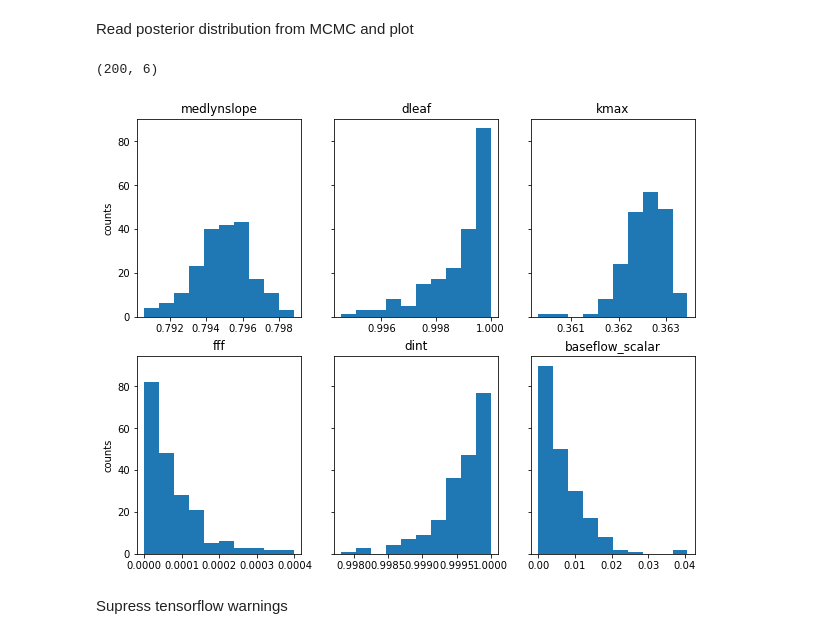
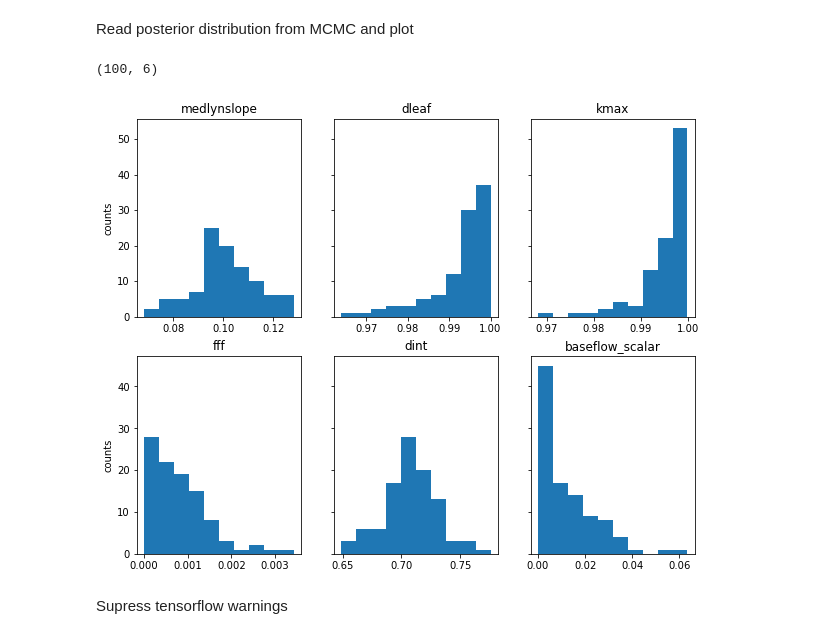
Before and after one commit to katiedagon/CLM5_ParameterUncertainty, a Jupyter notebook: posteriorFuture.ipynb, the cells around one changed output. Cells and saved outputs as stored; diff of their text form; code cells hidden in the pictures.

```diff
--- a/posteriorFuture.ipynb
+++ b/posteriorFuture.ipynb
@@ -20,22 +20,22 @@ nvar = len(var)
 # %% [markdown]
 Read posterior distribution from MCMC and plot
 # %%
-posterior = np.load("MCMC_posteriors/MCMC_last_sample_1e4epochs_v7.npy")
+posterior = np.load("MCMC_posteriors/MCMC_last_sample_1e4epochs_correctobs_initopt.npy")
 print(posterior.shape)
 nsamples = posterior.shape[0]
 fig, axes = plt.subplots(nrows=2, ncols=3, sharex=False, sharey='row', figsize=(10, 8))
 labels = in_params
 axes = axes.flatten()
 for i in range(ndim):
     ax = axes[i]
     ax.hist(posterior[:,i])
     ax.set_title(labels[i])
 
 axes[0].set_ylabel("counts")
 axes[3].set_ylabel("counts");
 # %% [output]
-(200, 6)
+(100, 6)
-[figure, old version]
+[figure, new version]
 # %% [markdown]
 Supress tensorflow warnings
 # %%
```
Also changed, not shown: parts of 13 cells of this notebook, 22 other files.
